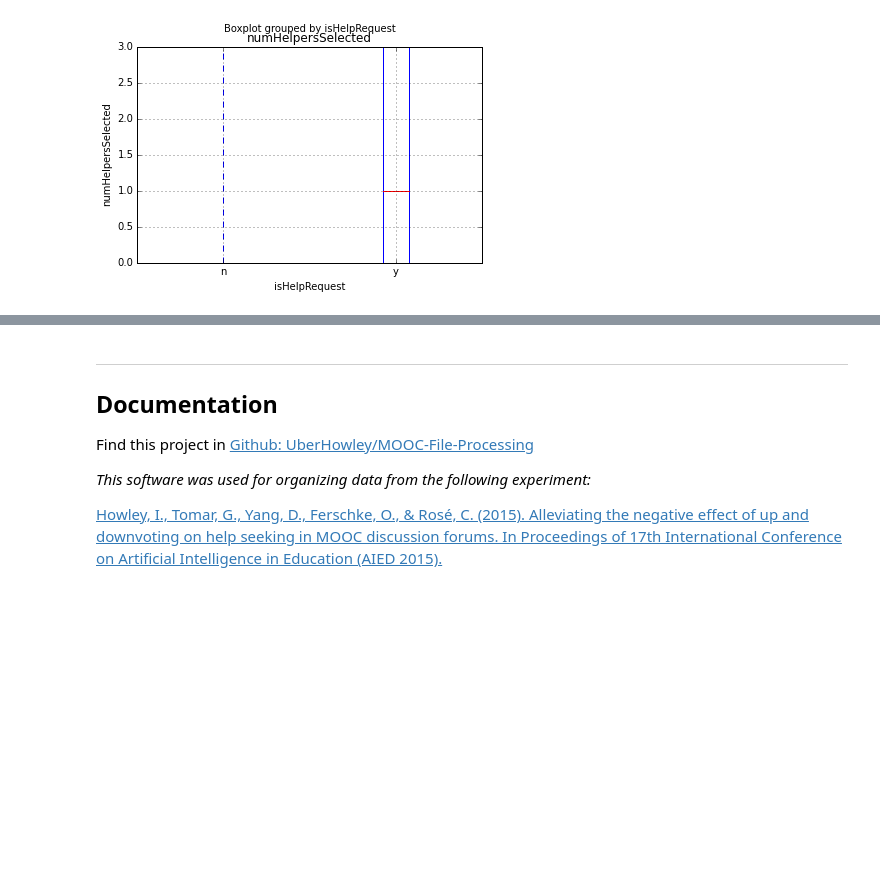
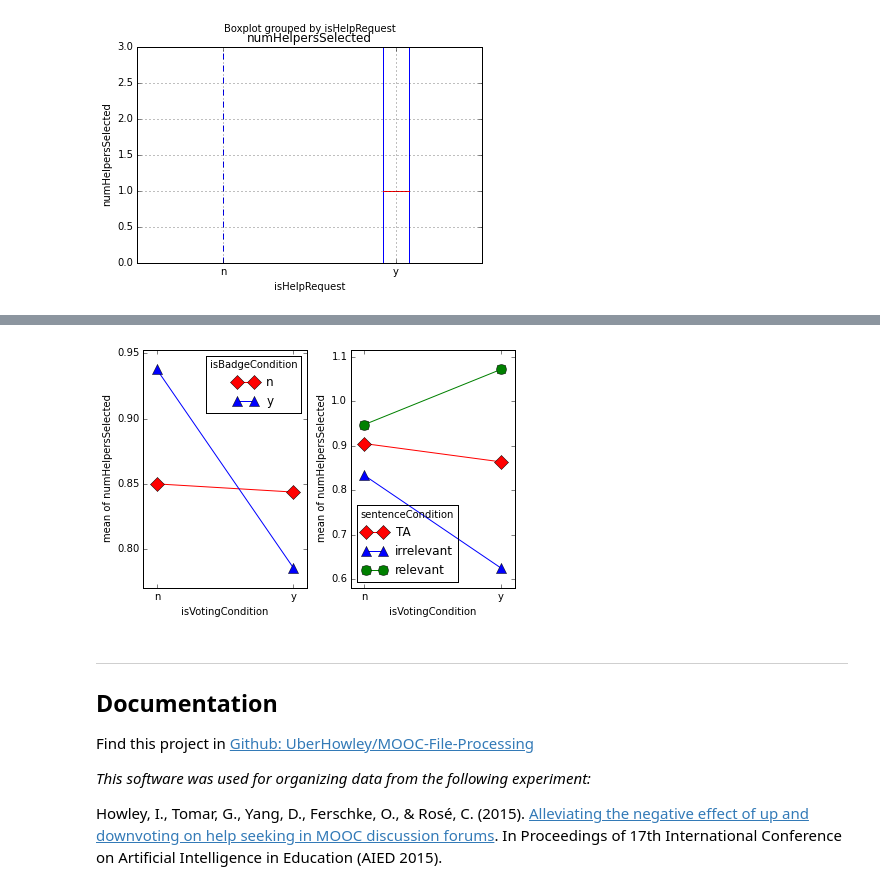
Before and after one commit to UberHowley/mooc-file-processing, a Jupyter notebook: pMOOClogfiles.ipynb, the cells around one changed output, grey strips where cells are left out. Saved outputs shown, nothing was run; the diff lists cells and outputs as text; code cells hidden in the pictures; blank space fills up the shorter version.

```diff
--- a/pMOOClogfiles.ipynb
+++ b/pMOOClogfiles.ipynb
@@ -538,3 +547,16 @@ def one_stats(data_lastDV):
+# %%
+col_names = [utils.COL_BADGE, utils.COL_SENTENCE_TYPE, utils.COL_VOTING, utils.COL_NUMHELPERS]
+factor_groups = data[col_names].dropna()
+fig = plt.figure()
+
+ax1 = fig.add_subplot(121)
+ax1 = interaction_plot(factor_groups[col_names[2]], factor_groups[col_names[0]], factor_groups[col_names[3]], colors=['red', 'blue'], markers=['D', '^'], ms=10, ax=plt.gca())
+
+ax2 = fig.add_subplot(122)
+ax2 = interaction_plot(factor_groups[col_names[2]], factor_groups[col_names[1]], factor_groups[col_names[3]], colors=['red', 'blue', 'green'], markers=['D', '^', 'o'], ms=10, ax=plt.gca())
+fig.tight_layout()
+# %% [output]
+[figure, added]
 # %% [markdown]
 ---
 ## Documentation
@@ -542,4 +564,4 @@ Find this project in [Github: UberHowley/MOOC-File-Processing](https://github.co
 
 *This software was used for organizing data from the following experiment:*
 
-[Howley, I., Tomar, G., Yang, D., Ferschke, O., & Rosé, C. (2015). Alleviating the negative effect of up and downvoting on help seeking in MOOC discussion forums. In Proceedings of 17th International Conference on Artificial Intelligence in Education (AIED 2015).](http://www.irishowley.com/website/pubs/2015howley_AlleviatingNegEffOfVotingInMOOCs.pdf)
+Howley, I., Tomar, G., Yang, D., Ferschke, O., & Rosé, C. (2015). [Alleviating the negative effect of up and downvoting on help seeking in MOOC discussion forums](http://www.irishowley.com/website/pubs/2015howley_AlleviatingNegEffOfVotingInMOOCs.pdf). In Proceedings of 17th International Conference on Artificial Intelligence in Education (AIED 2015).
```
Also changed, not shown: parts of 22 cells of this notebook.
